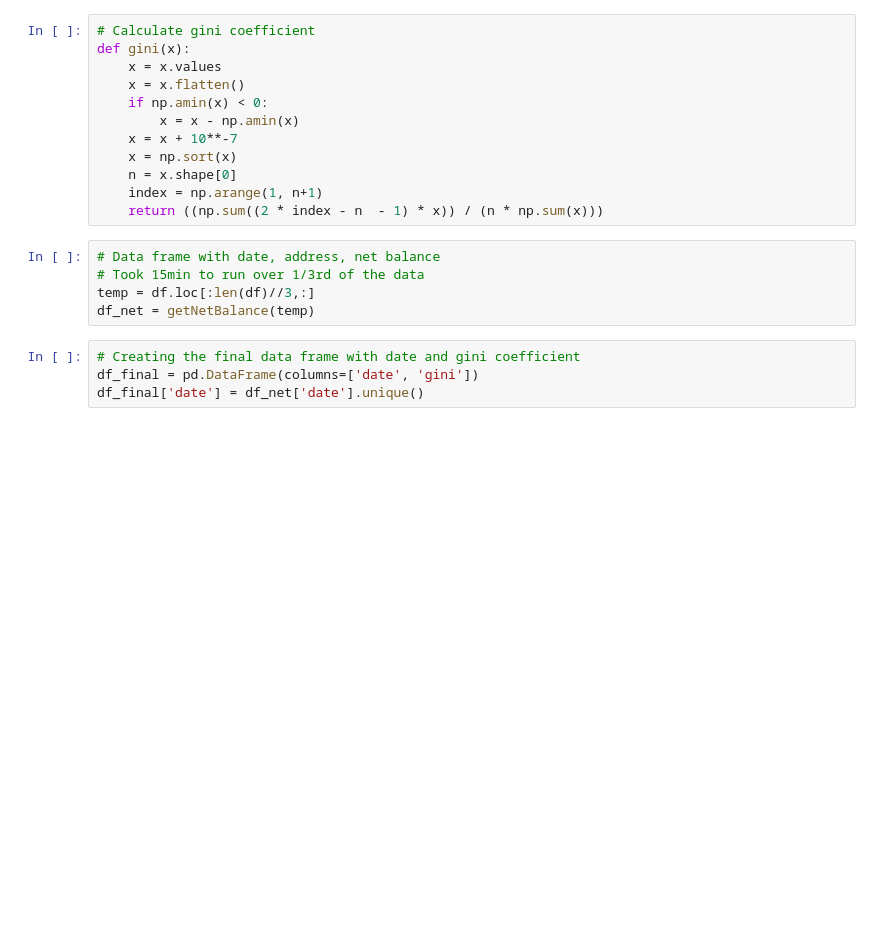
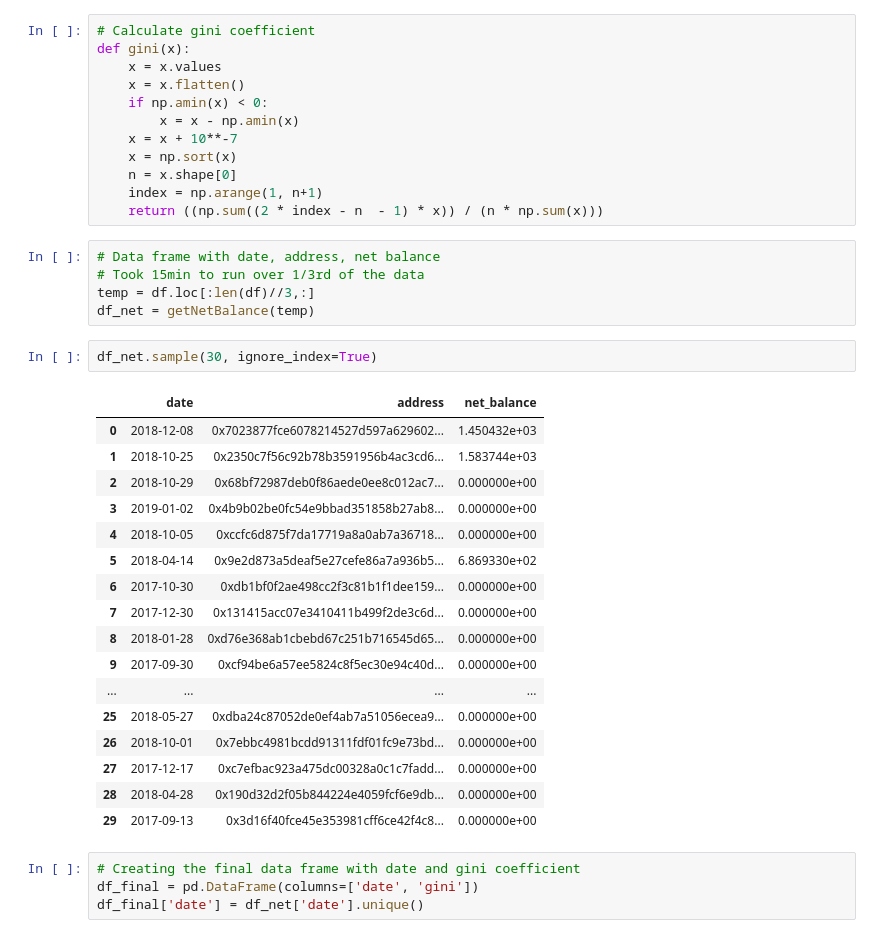
Before and after one commit to himanshucmi/roni-analytics, a Jupyter notebook: main.ipynb, the cells around one changed output. Saved outputs shown, nothing was run; the diff lists cells and outputs as text; blank space fills up the shorter version.

```diff
--- a/main.ipynb
+++ b/main.ipynb
@@ -123,6 +123,26 @@ def gini(x):
 # Took 15min to run over 1/3rd of the data
 temp = df.loc[:len(df)//3,:]
 df_net = getNetBalance(temp)
+# %%
+df_net.sample(30, ignore_index=True)
+# %% [output]
+|  | date | address | net_balance |
+| 0 | 2018-12-08 | 0x7023877fce6078214527d597a629602... | 1.450432e+03 |
+| 1 | 2018-10-25 | 0x2350c7f56c92b78b3591956b4ac3cd6... | 1.583744e+03 |
+| 2 | 2018-10-29 | 0x68bf72987deb0f86aede0ee8c012ac7... | 0.000000e+00 |
+| 3 | 2019-01-02 | 0x4b9b02be0fc54e9bbad351858b27ab8... | 0.000000e+00 |
+| 4 | 2018-10-05 | 0xccfc6d875f7da17719a8a0ab7a36718... | 0.000000e+00 |
+| 5 | 2018-04-14 | 0x9e2d873a5deaf5e27cefe86a7a936b5... | 6.869330e+02 |
+| 6 | 2017-10-30 | 0xdb1bf0f2ae498cc2f3c81b1f1dee159... | 0.000000e+00 |
+| 7 | 2017-12-30 | 0x131415acc07e3410411b499f2de3c6d... | 0.000000e+00 |
+| 8 | 2018-01-28 | 0xd76e368ab1cbebd67c251b716545d65... | 0.000000e+00 |
+| 9 | 2017-09-30 | 0xcf94be6a57ee5824c8f5ec30e94c40d... | 0.000000e+00 |
+| ... | ... | ... | ... |
+| 25 | 2018-05-27 | 0xdba24c87052de0ef4ab7a51056ecea9... | 0.000000e+00 |
+| 26 | 2018-10-01 | 0x7ebbc4981bcdd91311fdf01fc9e73bd... | 0.000000e+00 |
+| 27 | 2017-12-17 | 0xc7efbac923a475dc00328a0c1c7fadd... | 0.000000e+00 |
+| 28 | 2018-04-28 | 0x190d32d2f05b844224e4059fcf6e9db... | 0.000000e+00 |
+| 29 | 2017-09-13 | 0x3d16f40fce45e353981cff6ce42f4c8... | 0.000000e+00 |
 # %%
 # Creating the final data frame with date and gini coefficient
 df_final = pd.DataFrame(columns=['date', 'gini'])
```
Also changed, not shown: parts of 2 cells of this notebook.
